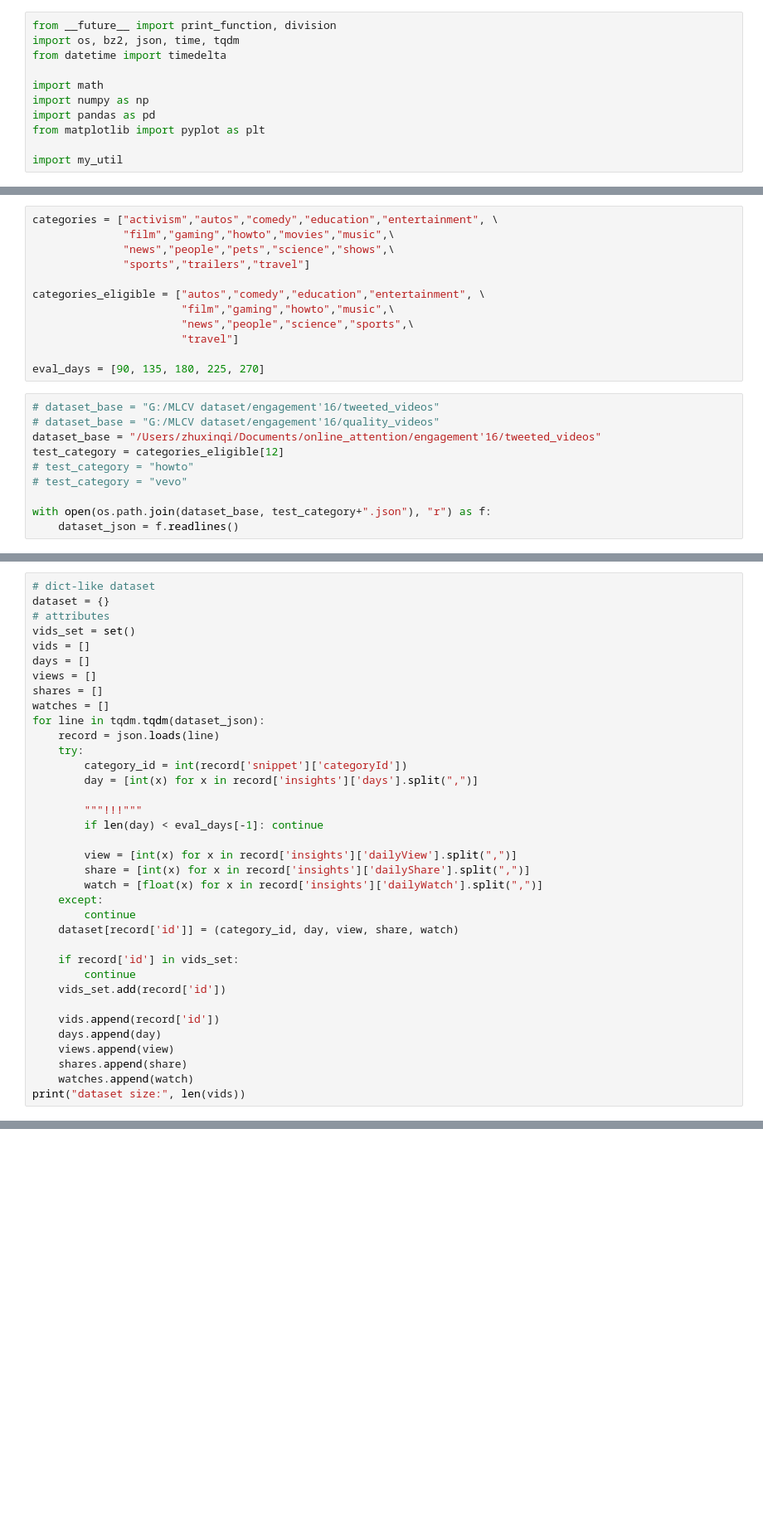
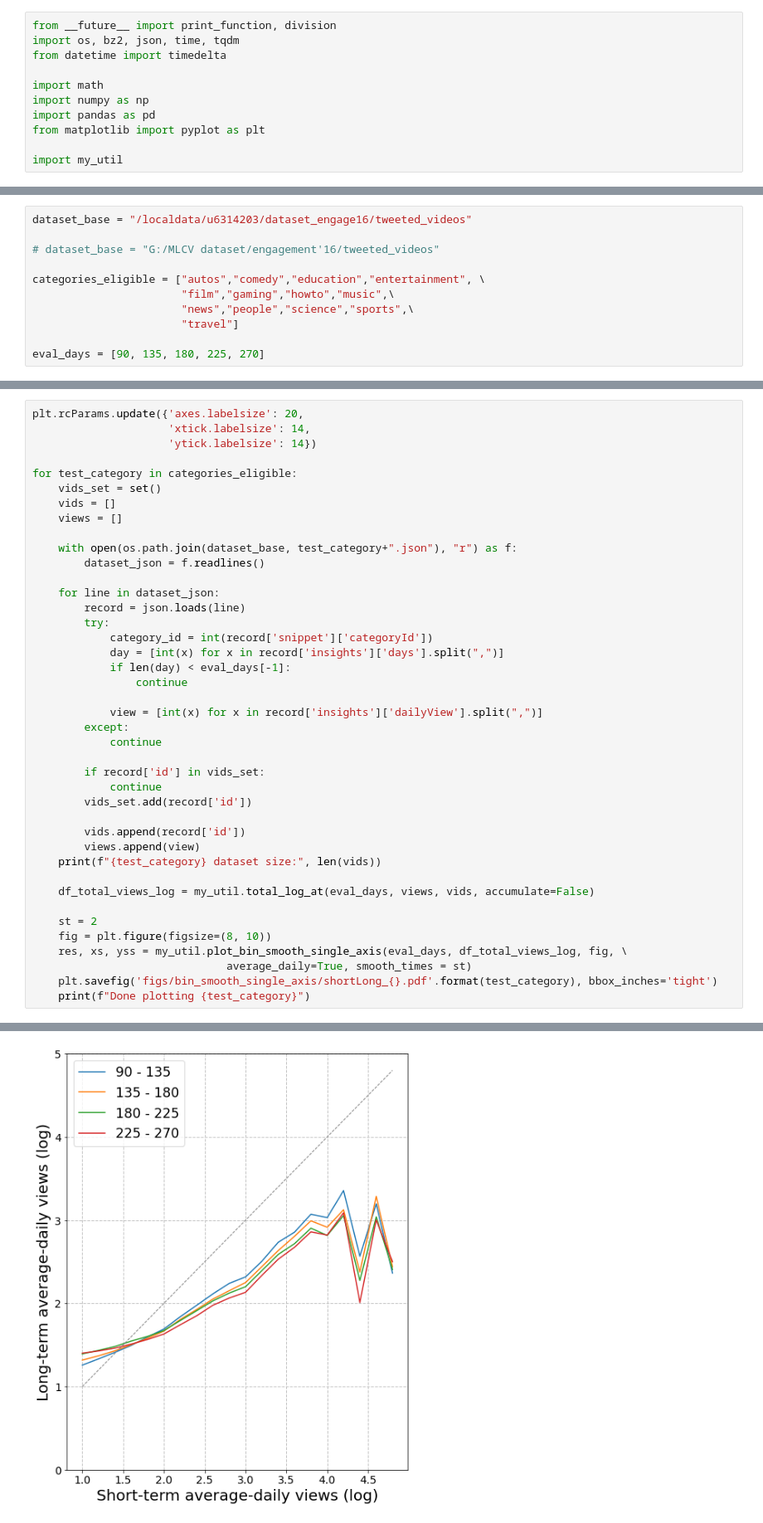
Before and after one commit to septasset/hip-popularity, a Jupyter notebook: data_analysis/engage16_views.ipynb, the cells around one changed output, grey strips where cells are left out. Shown at 83% size. Drawn from its saved outputs; the diff is of its cells as text; blank space fills up the shorter version.

Commit message:
short long: remove single axis

```diff
--- a/data_analysis/engage16_views.ipynb
+++ b/data_analysis/engage16_views.ipynb
@@ -15,8 +12,7 @@ import my_util
 # %%
-categories = ["activism","autos","comedy","education","entertainment", \
-              "film","gaming","howto","movies","music",\
-              "news","people","pets","science","shows",\
-              "sports","trailers","travel"]
+dataset_base = "/localdata/u6314203/dataset_engage16/tweeted_videos"
+
+# dataset_base = "G:/MLCV dataset/engagement'16/tweeted_videos"
 
 categories_eligible = ["autos","comedy","education","entertainment", \
                        "film","gaming","howto","music",\
@@ -24,13 +20,3 @@ categories_eligible = ["autos","comedy","education","entertainment", \
                        "travel"]
 
 eval_days = [90, 135, 180, 225, 270]
-# %%
-# dataset_base = "G:/MLCV dataset/engagement'16/tweeted_videos"
-# dataset_base = "G:/MLCV dataset/engagement'16/quality_videos"
-dataset_base = "/Users/zhuxinqi/Documents/online_attention/engagement'16/tweeted_videos"
-test_category = categories_eligible[12]
-# test_category = "howto"
-# test_category = "vevo"
-
-with open(os.path.join(dataset_base, test_category+".json"), "r") as f:
-    dataset_json = f.readlines()
@@ -39,37 +23,42 @@ with open(os.path.join(dataset_base, test_category+".json"), "r") as f:
 # %%
-# dict-like dataset
-dataset = {}
-# attributes
-vids_set = set()
-vids = []
-days = []
-views = []
-shares = []
-watches = []
-for line in tqdm.tqdm(dataset_json):
-    record = json.loads(line)
-    try:
-        category_id = int(record['snippet']['categoryId'])
-        day = [int(x) for x in record['insights']['days'].split(",")]
+plt.rcParams.update({'axes.labelsize': 20,
+                     'xtick.labelsize': 14,
+                     'ytick.labelsize': 14})
 
-        """!!!"""
-        if len(day) < eval_days[-1]: continue
+for test_category in categories_eligible:
+    vids_set = set()
+    vids = []
+    views = []
 
-        view = [int(x) for x in record['insights']['dailyView'].split(",")]
-        share = [int(x) for x in record['insights']['dailyShare'].split(",")]
-        watch = [float(x) for x in record['insights']['dailyWatch'].split(",")]
-    except:
-        continue
-    dataset[record['id']] = (category_id, day, view, share, watch)
+    with open(os.path.join(dataset_base, test_category+".json"), "r") as f:
+        dataset_json = f.readlines()
 
-    if record['id'] in vids_set:
-        continue
-    vids_set.add(record['id'])
+    for line in dataset_json:
+        record = json.loads(line)
+        try:
+            category_id = int(record['snippet']['categoryId'])
+            day = [int(x) for x in record['insights']['days'].split(",")]
+            if len(day) < eval_days[-1]:
+                continue
 
-    vids.append(record['id'])
-    days.append(day)
-    views.append(view)
-    shares.append(share)
-    watches.append(watch)
-print("dataset size:", len(vids))
+            view = [int(x) for x in record['insights']['dailyView'].split(",")]
+        except:
+            continue
+
+        if record['id'] in vids_set:
+            continue
+        vids_set.add(record['id'])
+
+        vids.append(record['id'])
+        views.append(view)
+    print(f"{test_category} dataset size:", len(vids))
+
+    df_total_views_log = my_util.total_log_at(eval_days, views, vids, accumulate=False)
+
+    st = 2
+    fig = plt.figure(figsize=(8, 10))
+    res, xs, yss = my_util.plot_bin_smooth_single_axis(eval_days, df_total_views_log, fig, \
+                              average_daily=True, smooth_times = st)
+    plt.savefig('figs/bin_smooth_single_axis/shortLong_{}.pdf'.format(test_category), bbox_inches='tight')
+    print(f"Done plotting {test_category}")
 # %% [output]
@@ -76,0 +82 @@ dataset size: 12921
+[figure, added]
```
Also changed, not shown: parts of 12 cells of this notebook, 16 other files.
